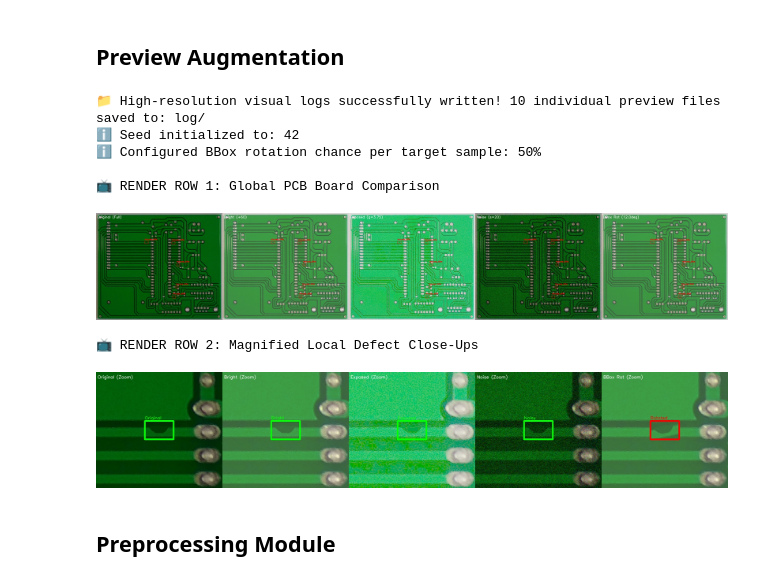
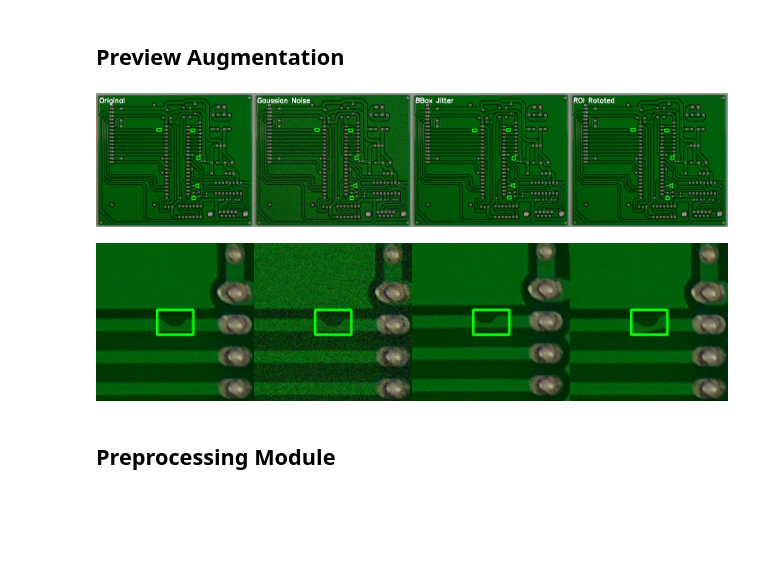
Before and after one commit to kenah19/ImageProcessingPCB, a Jupyter notebook: Assignment/PCB Defect Inspection System.ipynb, the cells around one changed output. Saved outputs shown, nothing was run; the diff lists cells and outputs as text; code cells hidden in the pictures; blank space fills up the shorter version.

```diff
--- a/Assignment/PCB Defect Inspection System.ipynb
+++ b/Assignment/PCB Defect Inspection System.ipynb
@@ -654,24 +374,20 @@ print("✅ High-Magnification Close-up Visual & Textual Logging Augmentation mod
 # %% [markdown]
 ## Preview Augmentation
 # %%
+# ==============================================================================
+# EXECUTION
+# ==============================================================================
 preview_augmentation(
-    image_dir='dataset/PCB_DATASET/images',            # Standard images folder path
-    annotation_dir='dataset/PCB_DATASET/Annotations',   # Standard XML annotations path
-    beta_range=(50, 70),                               # Linear brightness adjustments
-    gamma_range=(3.0, 4.5),                            # INCREASED: Amplifies overexposure glare significantly
-    sigma_range=(15, 25),                              # Gaussian noise levels
-    angle_range=(-15, 15),                             # Localized bounding-box rotation limits
-    bbox_rotation_prob=0.5                             # 50% chance of rotating targeted defect boxes
+    image_dir='dataset/PCB_DATASET/images',
+    annotation_dir='dataset/PCB_DATASET/Annotations',
+    sigma_val=25,
+    angle_val=12,
+    jitter_range=(5, 10),
+    seed=42
 )
 # %% [output]
-📁 High-resolution visual logs successfully written! 10 individual preview files saved to: log/
-ℹ️ Seed initialized to: 42
-ℹ️ Configured BBox rotation chance per target sample: 50%
-
-📺 RENDER ROW 1: Global PCB Board Comparison
-[figure, old version]
+[figure, new version]
-📺 RENDER ROW 2: Magnified Local Defect Close-Ups
-[figure, old version]
+[figure, new version]
 # %% [markdown]
 ## Preprocessing Module
 # %%
```
Also changed, not shown: parts of 14 cells of this notebook, 1 other file.
